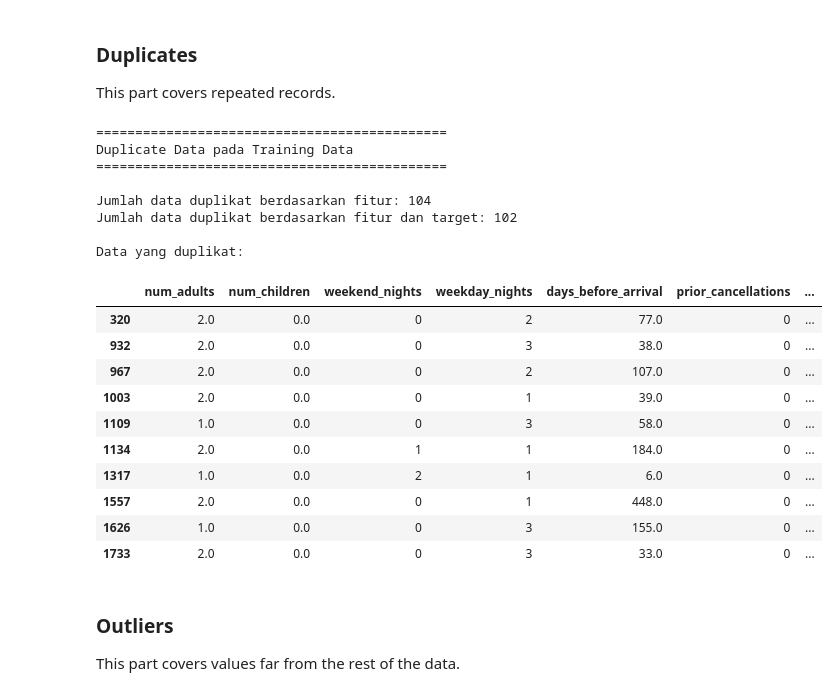
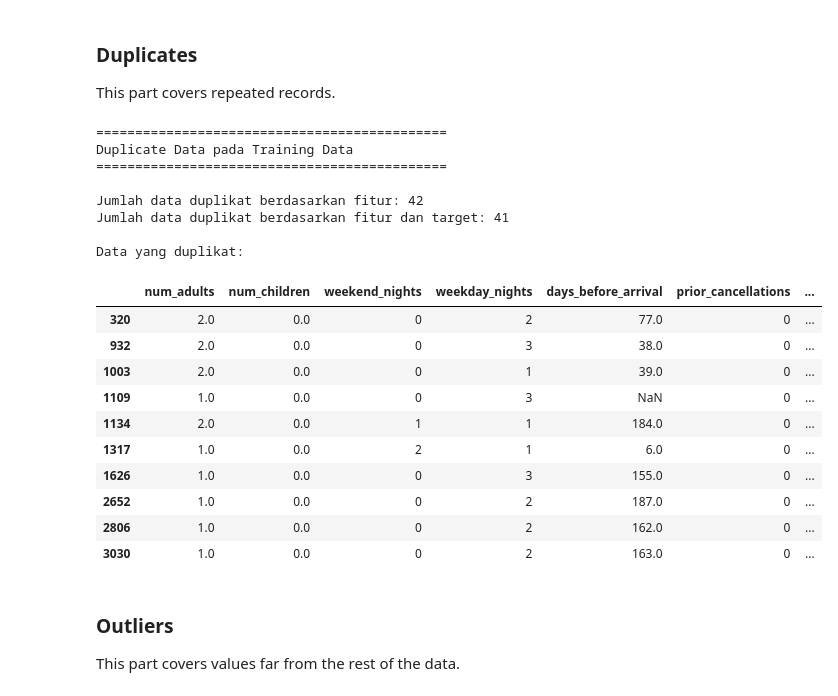
Before and after one commit to rhenprojects/IF3170_G12_YuzukiAkatsukiMilikKita, a Jupyter notebook: src/Notebook_IF3170_G12_YuzukiAkatsukiMilikKita.ipynb, the cells around one changed output. Saved outputs shown, nothing was run; the diff lists cells and outputs as text; code cells hidden in the pictures.

Commit message:
fix: fix data preperation and modelling in da notebook

```diff
--- a/src/Notebook_IF3170_G12_YuzukiAkatsukiMilikKita.ipynb
+++ b/src/Notebook_IF3170_G12_YuzukiAkatsukiMilikKita.ipynb
@@ -91,9 +111,15 @@ from sklearn.impute import SimpleImputer
 Paths and shared constants are kept in this class.
 # %%
 class Settings:
-    SEED       = 42
-    DATA_DIR   = Path('data')
-    OUTPUT_DIR = Path('output')
+    SEED = 42
+
+    # Kernel dapat berjalan dari root proyek atau folder src.
+    PROJECT_DIR = Path.cwd()
+    if not (PROJECT_DIR / 'data').exists():
+        PROJECT_DIR = PROJECT_DIR.parent
+
+    DATA_DIR = PROJECT_DIR / 'data'
+    OUTPUT_DIR = PROJECT_DIR / 'output'
 
 CFG = Settings()
 CFG.OUTPUT_DIR.mkdir(parents=True, exist_ok=True)
@@ -132,20 +158,24 @@ Data understanding builds the knowledge that later preparation decisions rest on
 
 This part covers the size, the attribute types, and the meaning of each column.
 # %%
-# Write your code here
+train_df = train_df.drop(columns="id")
+test_df = test_df.drop(columns="id")
+
+# ==========================================
+# Describe Data
+# ==========================================
+
 print("=====================")
 print("Train Dataset")
 print("=====================")
 print(f"Train Dataset: {train_df.shape}")
 display(train_df.describe())
-display(train_df.dtypes.to_frame(name="Data Type"))
 
 print("\n=====================")
 print("Test Dataset")
 print("=====================")
 print(f"Test Dataset: {test_df.shape}")
 display(test_df.describe())
-display(test_df.dtypes.to_frame(name="Data Type"))
 # %% [output]
 =====================
 Train Dataset
@@ -984,45 +768,49 @@ This part covers repeated records.
 
 print("\n=============================================")
 print("Duplicate Data pada Training Data")
 print("=============================================\n")
 
 # Memeriksa duplikat pada data yang sudah dibersihkan
-duplicate_train = x_train_clean.duplicated().sum()
+duplicate_train = x_train.duplicated().sum()
 print("Jumlah data duplikat berdasarkan fitur:", duplicate_train)
 
 # Memeriksa duplikat berdasarkan fitur dan target
-train_check = x_train_clean.copy()
+train_check = x_train.copy()
 train_check["is_canceled"] = y_train
 
 duplicate_full = train_check.duplicated().sum()
 print("Jumlah data duplikat berdasarkan fitur dan target:", duplicate_full)
 
 # Menampilkan data duplikat
 if duplicate_full > 0:
     print("\nData yang duplikat:")
     display(train_check[train_check.duplicated(keep=False)].head(10))
 else:
     print("\nTidak ditemukan data duplikat.")
+
+# Handle missing values
+def handle_duplicate():
+    pass
 # %% [output]
 =============================================
 Duplicate Data pada Training Data
 =============================================
 
-Jumlah data duplikat berdasarkan fitur: 104
-Jumlah data duplikat berdasarkan fitur dan target: 102
+Jumlah data duplikat berdasarkan fitur: 42
+Jumlah data duplikat berdasarkan fitur dan target: 41
 
 Data yang duplikat:
 |  | num_adults | num_children | weekend_nights | weekday_nights | days_before_arrival | prior_cancellations | ... |
 | 320 | 2.0 | 0.0 | 0 | 2 | 77.0 | 0 | ... |
 | 932 | 2.0 | 0.0 | 0 | 3 | 38.0 | 0 | ... |
-| 967 | 2.0 | 0.0 | 0 | 2 | 107.0 | 0 | ... |
 | 1003 | 2.0 | 0.0 | 0 | 1 | 39.0 | 0 | ... |
-| 1109 | 1.0 | 0.0 | 0 | 3 | 58.0 | 0 | ... |
+| 1109 | 1.0 | 0.0 | 0 | 3 | NaN | 0 | ... |
 | 1134 | 2.0 | 0.0 | 1 | 1 | 184.0 | 0 | ... |
 | 1317 | 1.0 | 0.0 | 2 | 1 | 6.0 | 0 | ... |
-| 1557 | 2.0 | 0.0 | 0 | 1 | 448.0 | 0 | ... |
 | 1626 | 1.0 | 0.0 | 0 | 3 | 155.0 | 0 | ... |
-| 1733 | 2.0 | 0.0 | 0 | 3 | 33.0 | 0 | ... |
+| 2652 | 1.0 | 0.0 | 0 | 2 | 187.0 | 0 | ... |
+| 2806 | 1.0 | 0.0 | 0 | 2 | 162.0 | 0 | ... |
+| 3030 | 1.0 | 0.0 | 0 | 2 | 163.0 | 0 | ... |
 # %% [markdown]
 ### Outliers
 
```
Also changed, not shown: parts of 39 cells of this notebook.
